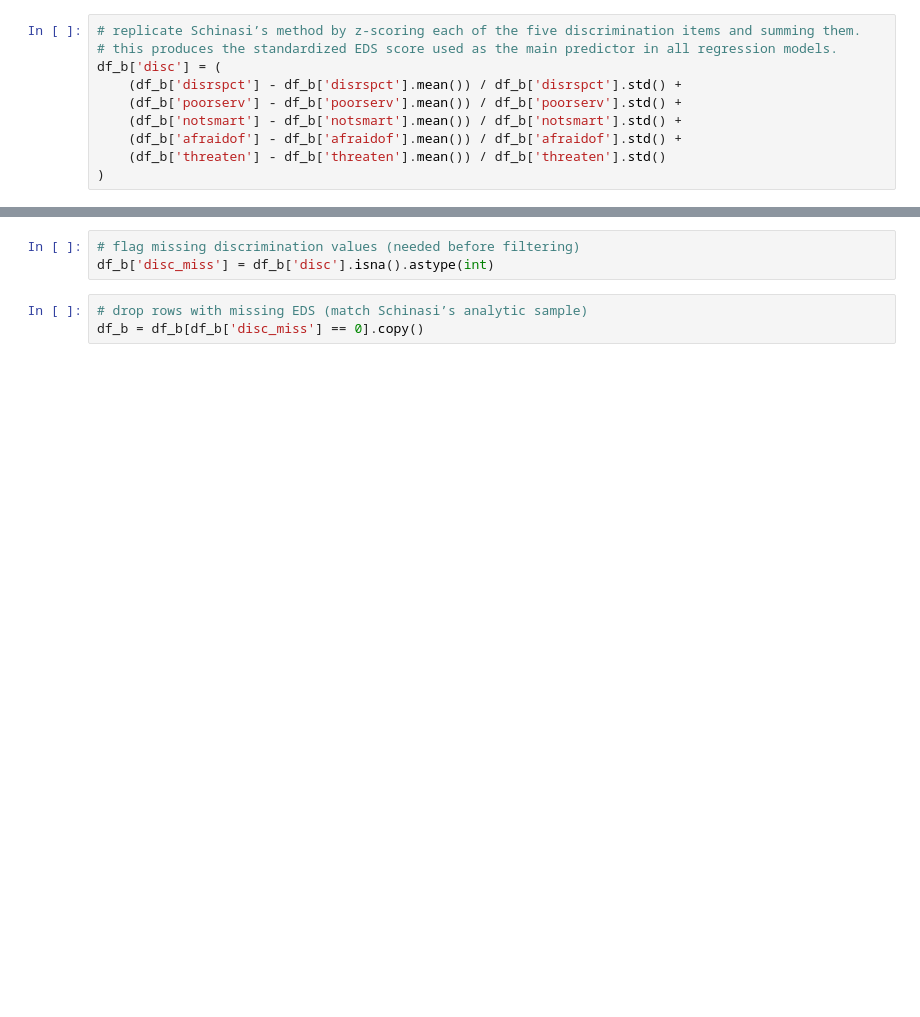
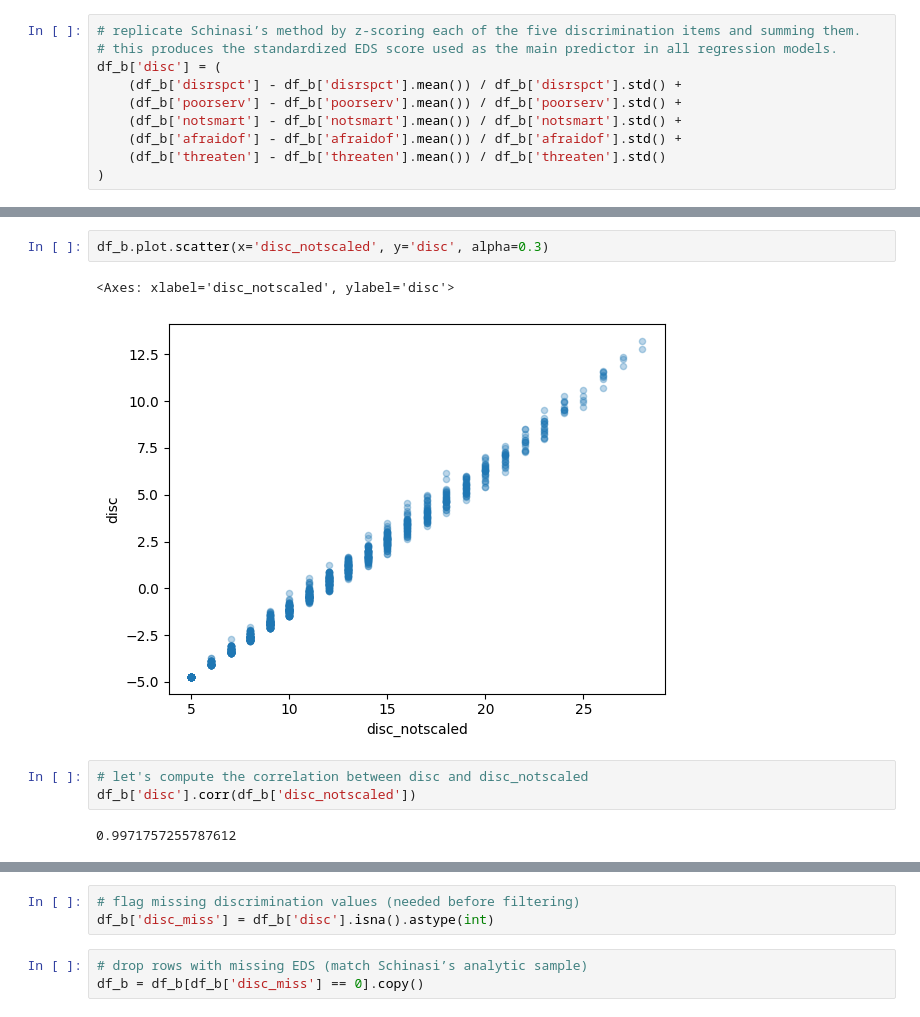
Before and after one commit to Mabus00/CSCI_6055_R, a Jupyter notebook: CSCI_6055_project.ipynb, the cells around one changed output, grey strips where cells are left out. Drawn from its saved outputs; the diff is of its cells as text; blank space fills up the shorter version.

```diff
--- a/CSCI_6055_project.ipynb
+++ b/CSCI_6055_project.ipynb
@@ -133,0 +147,10 @@ df_b['disc'] = (
+# %%
+df_b.plot.scatter(x='disc_notscaled', y='disc', alpha=0.3)
+# %% [output]
+<Axes: xlabel='disc_notscaled', ylabel='disc'>
+[figure, added]
+# %%
+# let's compute the correlation between disc and disc_notscaled
+df_b['disc'].corr(df_b['disc_notscaled'])
+# %% [output]
+0.9971757255787612
```
Also changed, not shown: parts of 13 cells of this notebook.
